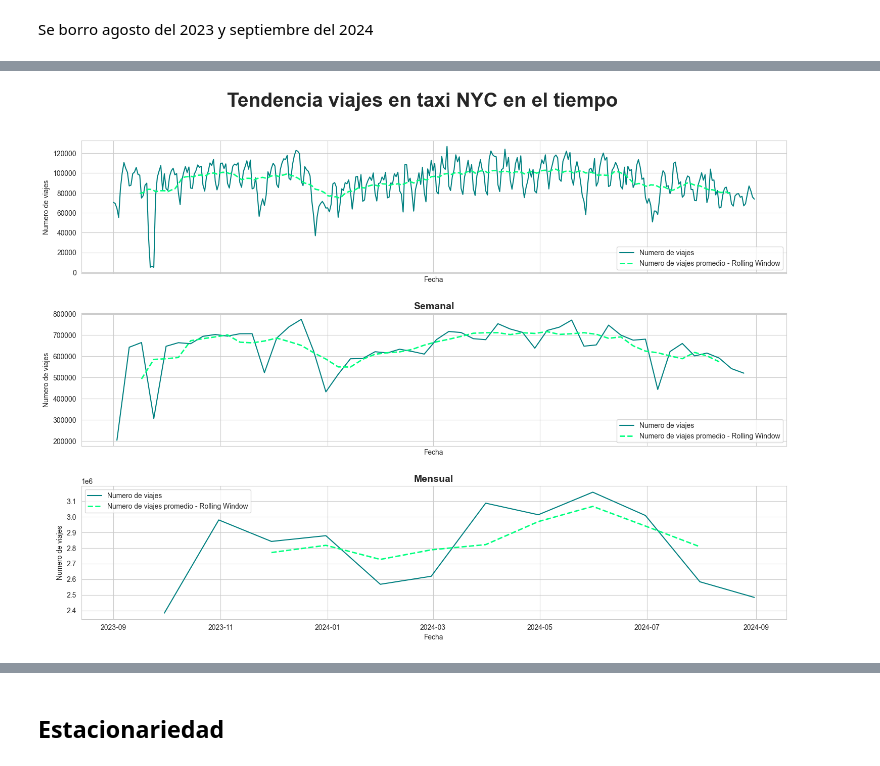
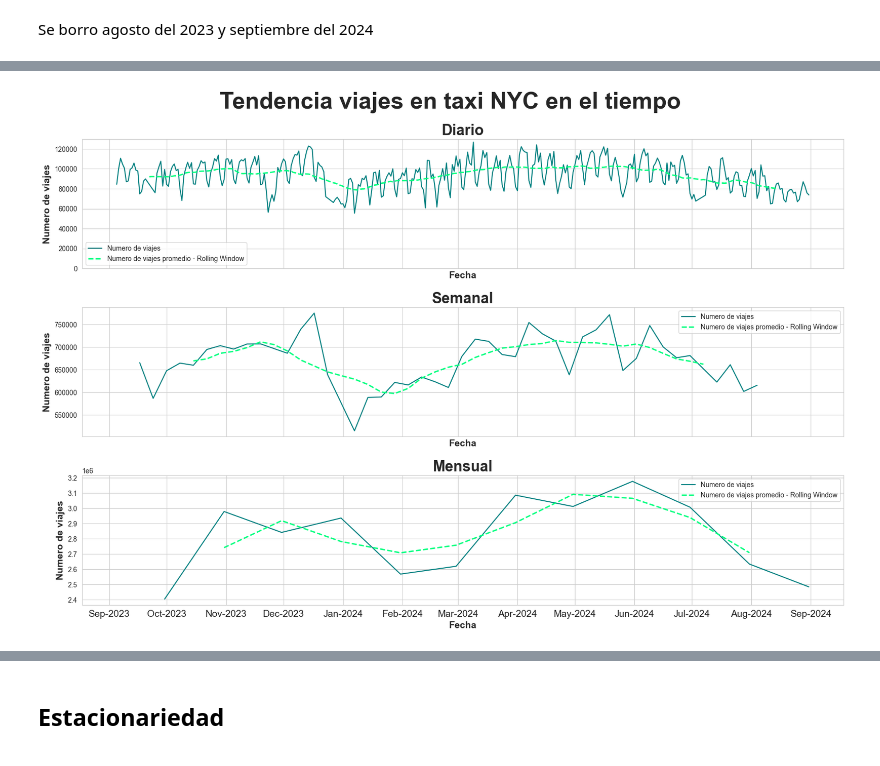
Before and after one commit to Rizo12G/Proyecto_final_henry, a Jupyter notebook: ML/Analisis_preliminar_ML.ipynb, the cells around one changed output, grey strips where cells are left out. Saved outputs shown, nothing was run; the diff lists cells and outputs as text; code cells hidden in the pictures.

```diff
--- a/ML/Analisis_preliminar_ML.ipynb
+++ b/ML/Analisis_preliminar_ML.ipynb
@@ -171,0 +352,2 @@ plt.show()
+# %%
+semanal.drop(semanal.index[0], inplace=True)
@@ -171,0 +382,2 @@ plt.show()
+# %%
+semanal = semanal.interpolate()
@@ -171,0 +424,2 @@ plt.show()
+# %%
+semanal.drop(semanal[semanal.index >= '2024-08-11'].index,inplace=True)
@@ -171,0 +428,2 @@ plt.show()
+# %%
+mensual = diario.resample('M').sum()
@@ -172,39 +447,43 @@ plt.show()
 # %%
 sns.set_style("whitegrid")
 
-fig, ax = plt.subplots(3,1, figsize = (18,12), gridspec_kw={'height_ratios': [1, 1, 1]}, sharex=True)
-fig.suptitle("Tendencia viajes en taxi NYC en el tiempo",fontsize=28, fontweight='bold')
+fig, ax = plt.subplots(3,1, figsize = (20,12), gridspec_kw={'height_ratios': [1, 1, 1]}, sharex=True)
+fig.suptitle("Tendencia viajes en taxi NYC en el tiempo",fontsize=34, fontweight='bold')
 plt.subplots_adjust(top=0.9,hspace=0.3)
 
+ax[-1].tick_params(axis='x', labelsize=14)
+ax[-1].xaxis.set_major_formatter(mdates.DateFormatter('%b-%Y'))
+ax[-1].xaxis.set_major_locator(mdates.MonthLocator(interval=1))
 
-ventana = (30)
+ventana = (35)
 diario_promedio_tendencia = diario.n_trips.rolling(window=ventana, center = True).mean()
 ax[0].plot(diario.index, diario.n_trips, label = 'Numero de viajes', color='teal')
 ax[0].plot(diario_promedio_tendencia, lw = 2, linestyle="--", label = 'Numero de viajes promedio - Rolling Window', color='springgreen')
-ax[0].set_xlabel('Fecha')
-ax[0].set_ylabel('Numero de viajes')
-ax[1].set_title('Diario',fontsize=14, fontweight='bold')
+ax[0].set_xlabel('Fecha',fontsize=14, fontweight='bold')
+ax[0].set_ylabel('Numero de viajes',fontsize=14, fontweight='bold')
+ax[0].set_title('Diario',fontsize=22, fontweight='bold')
+ax[0].set_ylim(0,130000)
 ax[0].legend()
 
-ventana = (5)
+ventana = (9)
 semanal_promedio_tendencia = semanal.n_trips.rolling(window=ventana, center = True).mean()
 ax[1].plot(semanal.index, semanal.n_trips, label = 'Numero de viajes', color='teal')
 ax[1].plot(semanal_promedio_tendencia, lw = 2, linestyle="--", label = 'Numero de viajes promedio - Rolling Window', color='springgreen')
-ax[1].set_xlabel('Fecha')
-ax[1].set_ylabel('Numero de viajes')
-ax[1].set_title('Semanal',fontsize=14, fontweight='bold')
+ax[1].set_xlabel('Fecha',fontsize=14, fontweight='bold')
+ax[1].set_ylabel('Numero de viajes',fontsize=14, fontweight='bold')
+ax[1].set_title('Semanal',fontsize=22, fontweight='bold')
 ax[1].legend()
 
-ventana = (4)
+ventana = (3)
 mensual_promedio_tendencia = mensual.n_trips.rolling(window=ventana, center = True).mean()
 ax[2].plot(mensual.index, mensual.n_trips, label = 'Numero de viajes', color='teal')
 ax[2].plot(mensual_promedio_tendencia, lw = 2, linestyle="--", label = 'Numero de viajes promedio - Rolling Window', color='springgreen')
-ax[2].set_xlabel('Fecha')
-ax[2].set_ylabel('Numero de viajes')
-ax[2].set_title('Mensual',fontsize=14, fontweight='bold')
+ax[2].set_xlabel('Fecha',fontsize=14, fontweight='bold')
+ax[2].set_ylabel('Numero de viajes',fontsize=14, fontweight='bold')
+ax[2].set_title('Mensual',fontsize=22, fontweight='bold')
 ax[2].legend()
 
 
 plt.show()
 # %% [output]
-[figure, old version]
+[figure, new version]
```
Also changed, not shown: parts of 52 cells of this notebook, 6 other files.
